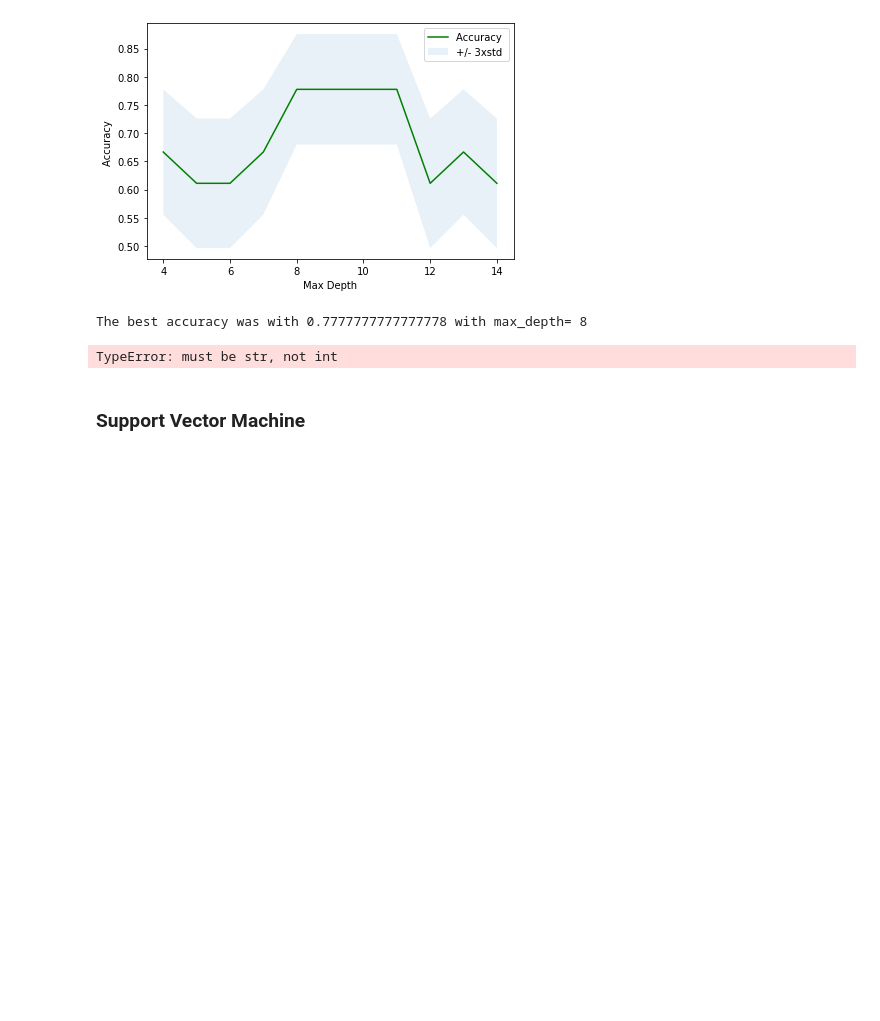
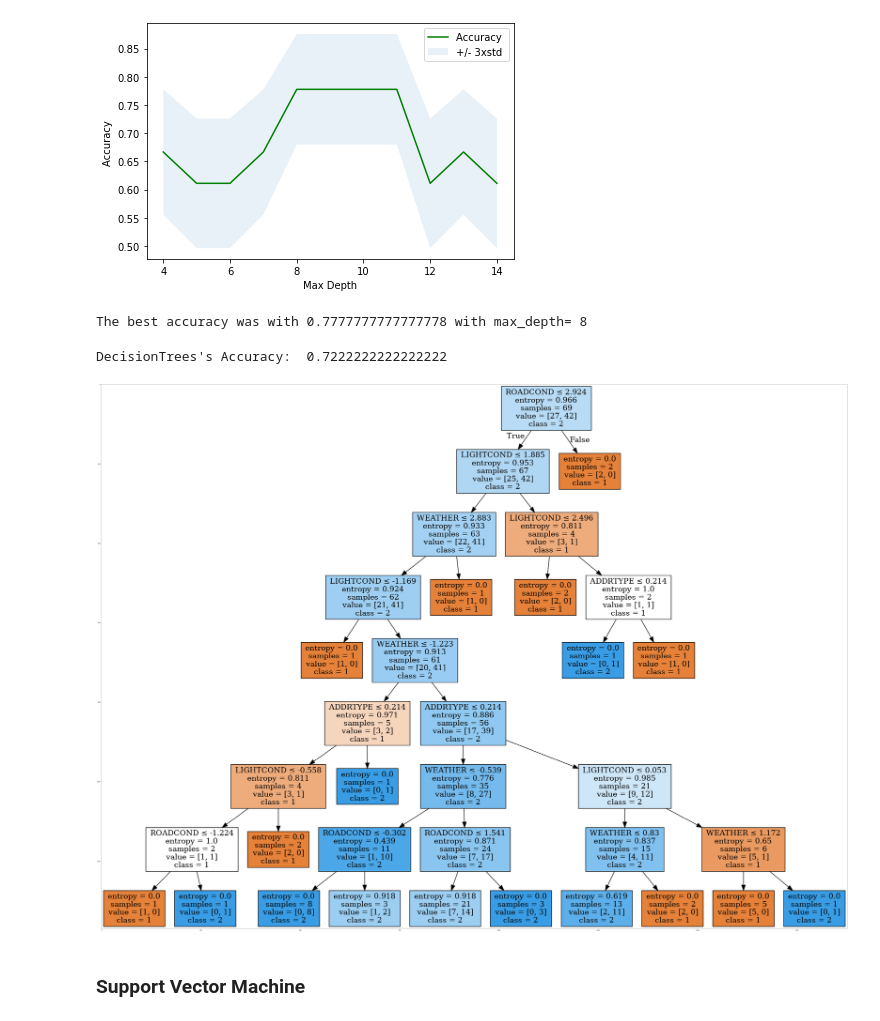
Before and after one commit to newpains/Coursera_Capstone, a Jupyter notebook: Capstone.ipynb, the cells around one changed output. Saved outputs shown, nothing was run; the diff lists cells and outputs as text; code cells hidden in the pictures; blank space fills up the shorter version.

```diff
--- a/Capstone.ipynb
+++ b/Capstone.ipynb
@@ -519,20 +519,21 @@ The best accuracy was with 0.7777777777777778 with max_depth= 8
 # %%
 DecisionTree = DecisionTreeClassifier(criterion="entropy", max_depth = 8)
 DecisionTree.fit(X_train,y_train)
 predTree = DecisionTree.predict(X_test)
 dot_data = StringIO()
 filename = "tree.png"
 featureNames = ['ADDRTYPE','INATTENTIONIND','UNDERINFL','WEATHER','ROADCOND','LIGHTCOND','SPEEDING']
 targetNames = Feature['SEVERITYCODE'].unique().tolist()
-out=tree.export_graphviz(DecisionTree,feature_names=featureNames, out_file=dot_data, class_names= [1,2], filled=True, special_characters=True,rotate=False)
+out=tree.export_graphviz(DecisionTree,feature_names=featureNames, out_file=dot_data, class_names= ['1','2'], filled=True, special_characters=True,rotate=False)
 graph = pydotplus.graph_from_dot_data(dot_data.getvalue())
 graph.write_png(filename)
 img = mpimg.imread(filename)
 plt.figure(figsize=(100, 200))
 plt.imshow(img,interpolation='nearest')
 print("DecisionTrees's Accuracy: ", metrics.accuracy_score(y_test, predTree))
 # %% [output]
-TypeError: must be str, not int
+DecisionTrees's Accuracy:  0.7222222222222222
+[figure, added]
 # %% [markdown]
 ### Support Vector Machine <a name="support_vector_machine"></a>
 # %% [markdown]
```
Also changed, not shown: 1 other file.
